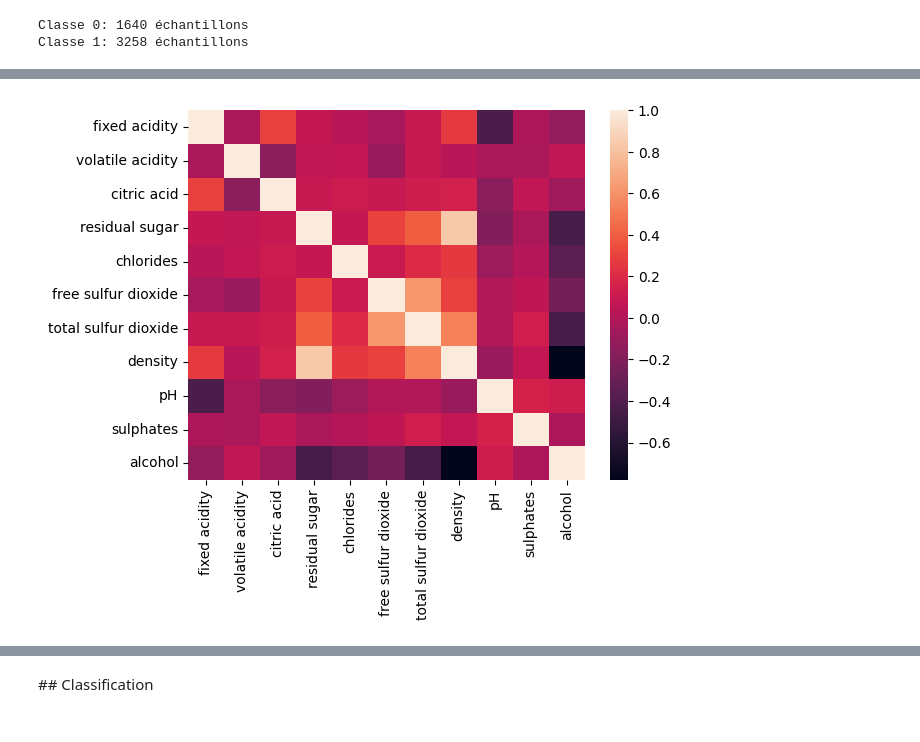
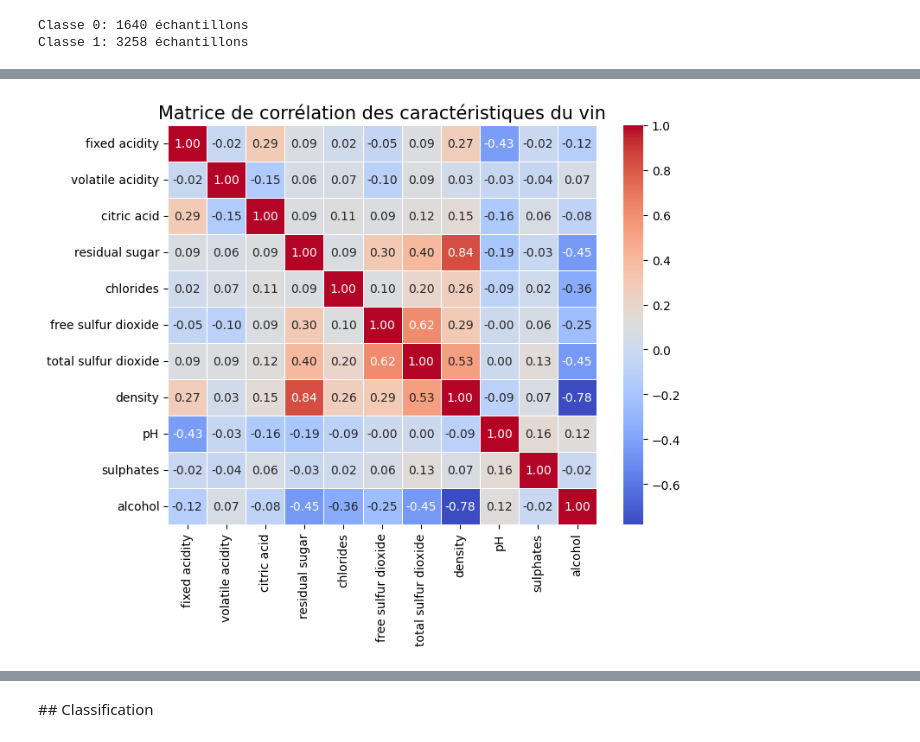
Before and after one commit to nathansourdrille/machine-learning, a Jupyter notebook: Introduction/TP1.ipynb, the cells around one changed output, grey strips where cells are left out. Saved outputs shown, nothing was run; the diff lists cells and outputs as text; code cells hidden in the pictures.

```diff
--- a/Introduction/TP1.ipynb
+++ b/Introduction/TP1.ipynb
@@ -135,7 +222,9 @@ Matrice de corrélation
 # %%
-plt.figure()
+# matrice de corrélation:
+plt.figure(figsize=(8, 6))
 corr = X.corr()
-sns.heatmap(corr);
+sns.heatmap(corr, annot=True, cmap='coolwarm', fmt=".2f", linewidths=0.5)
+plt.title("Matrice de corrélation des caractéristiques du vin", fontsize=15);
 # %% [output]
-[figure, old version]
+[figure, new version]
 # %% [markdown]
```
Also changed, not shown: parts of 49 cells of this notebook.
